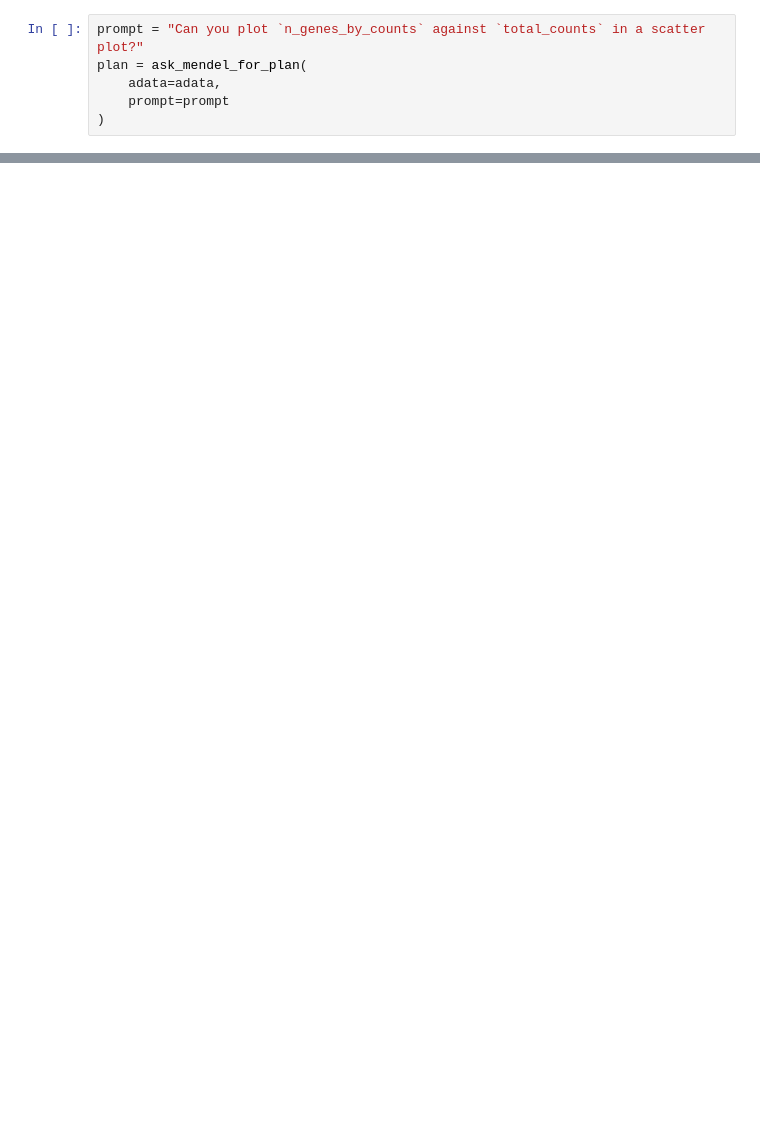
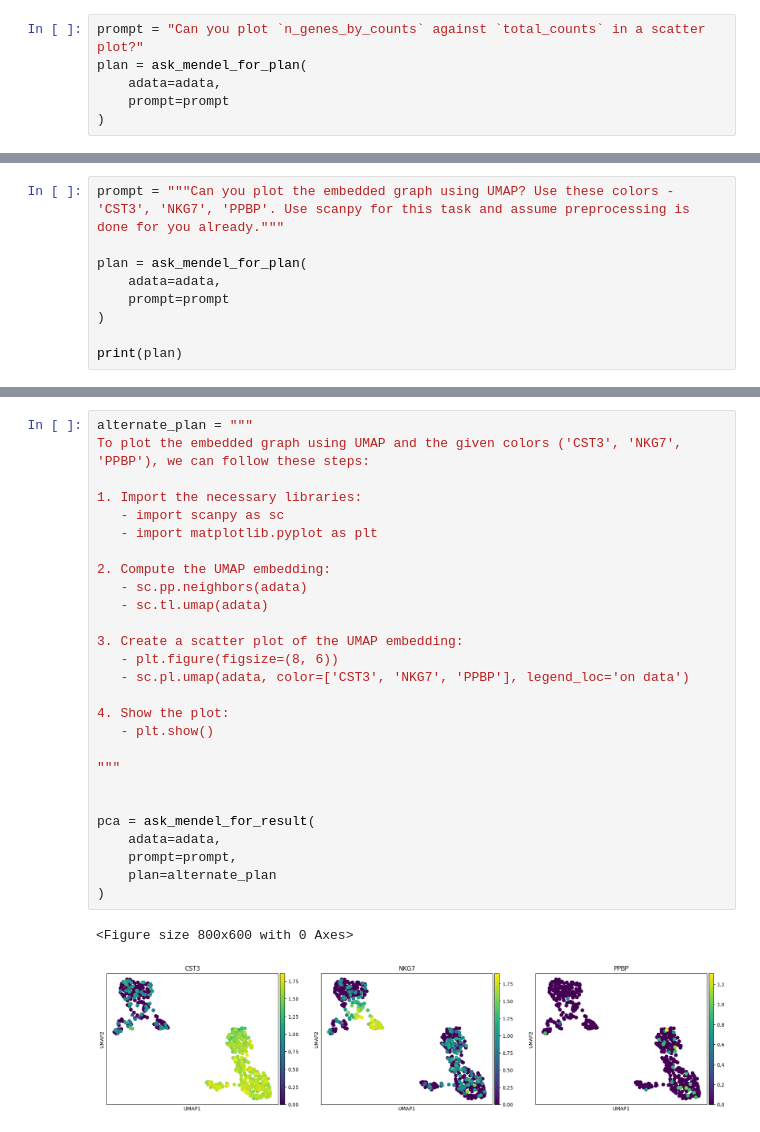
Before and after one commit to garg-ankush/mendel, a Jupyter notebook: mendel-demo.ipynb, the cells around one changed output, grey strips where cells are left out. Saved outputs shown, nothing was run; the diff lists cells and outputs as text; blank space fills up the shorter version.

```diff
--- a/mendel-demo.ipynb
+++ b/mendel-demo.ipynb
@@ -59,0 +173,9 @@ mendel = ask_mendel_for_result(
+# %%
+prompt = """Can you plot the embedded graph using UMAP? Use these colors - 'CST3', 'NKG7', 'PPBP'. Use scanpy for this task and assume preprocessing is done for you already."""
+
+plan = ask_mendel_for_plan(
+    adata=adata,
+    prompt=prompt
+)
+
+print(plan)
@@ -59,0 +200,30 @@ mendel = ask_mendel_for_result(
+# %%
+alternate_plan = """
+To plot the embedded graph using UMAP and the given colors ('CST3', 'NKG7', 'PPBP'), we can follow these steps:
+
+1. Import the necessary libraries:
+   - import scanpy as sc
+   - import matplotlib.pyplot as plt
+
+2. Compute the UMAP embedding:
+   - sc.pp.neighbors(adata)
+   - sc.tl.umap(adata)
+
+3. Create a scatter plot of the UMAP embedding:
+   - plt.figure(figsize=(8, 6))
+   - sc.pl.umap(adata, color=['CST3', 'NKG7', 'PPBP'], legend_loc='on data')
+
+4. Show the plot:
+   - plt.show()
+
+"""
+
+
+pca = ask_mendel_for_result(
+    adata=adata,
+    prompt=prompt,
+    plan=alternate_plan
+)
+# %% [output]
+<Figure size 800x600 with 0 Axes>
+[figure, added]
```
Also changed, not shown: parts of 13 cells of this notebook, 4 other files.
